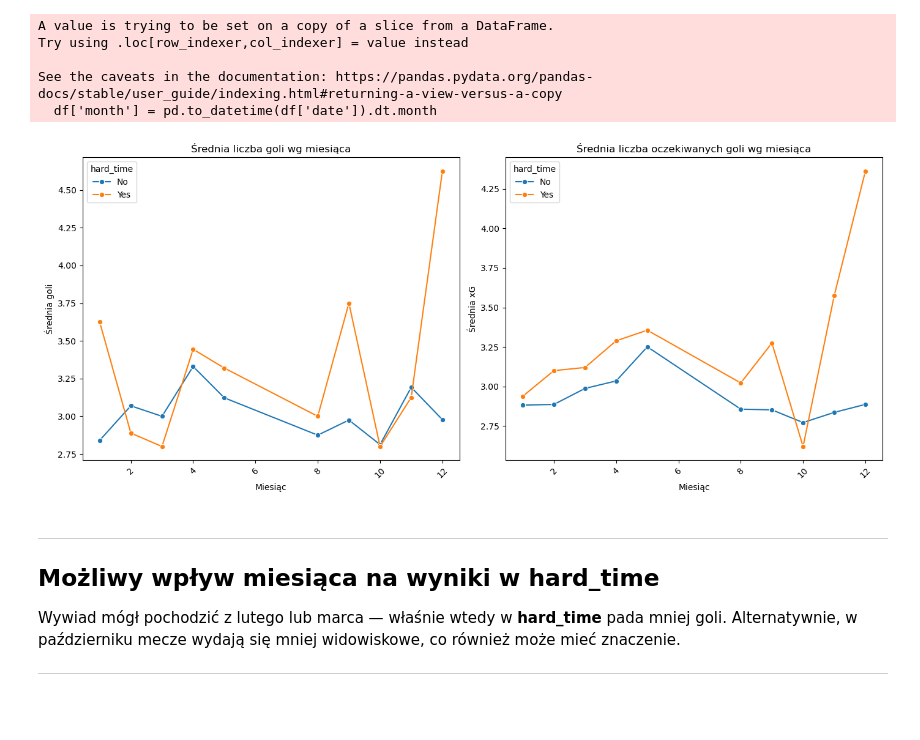
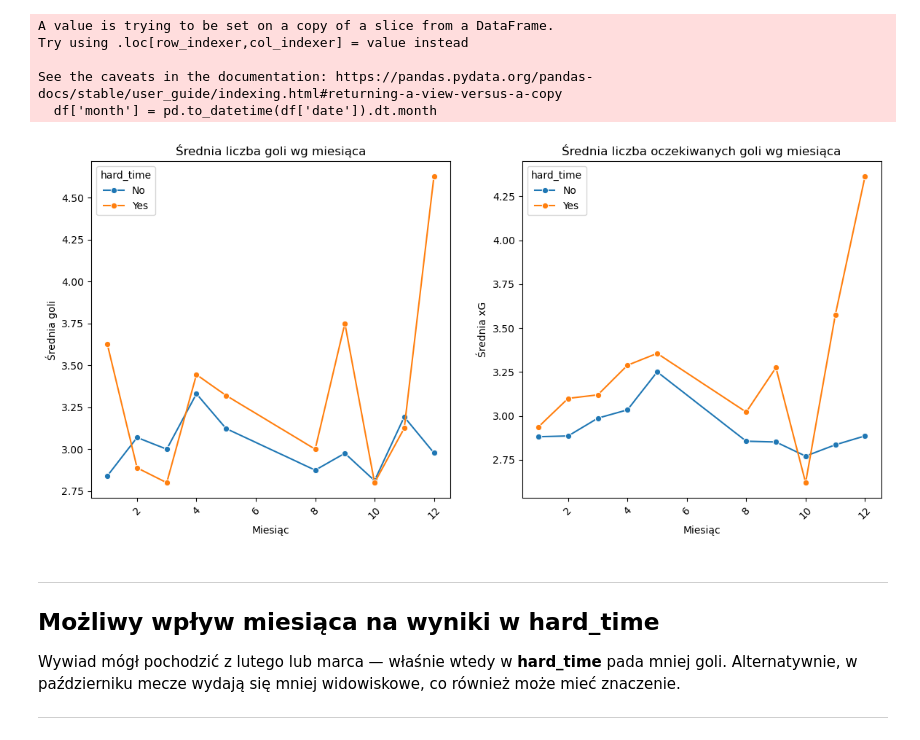
Before and after one commit to MateuszSkowronski/analiza_danych_projekt, a Jupyter notebook: main.ipynb, the cells around one changed output. Drawn from its saved outputs; the diff is of its cells as text; code cells hidden in the pictures; blank space fills up the shorter version.

```diff
--- a/main.ipynb
+++ b/main.ipynb
@@ -69,0 +89,4 @@ See the caveats in the documentation: https://pandas.pydata.org/pandas-docs/stab
+# %%
+df = df_raw.dropna(subset=['homescore'])
+nan_count = df.isna().sum()
+print(nan_count)
@@ -275,32 +307,28 @@ See the caveats in the documentation: https://pandas.pydata.org/pandas-docs/stab
 # %%
 df_goals = df.groupby(['month', 'hard_time'])['total_goals'].mean().reset_index()
 df_xg = df.groupby(['month', 'hard_time'])['total_xg'].mean().reset_index()
 
 # Rysowanie dwóch wykresów
 fig, axs = plt.subplots(1, 2, figsize=(14, 6), sharex=True)
 
 # Wykres 1 – realne gole
 sns.lineplot(data=df_goals, x='month', y='total_goals', hue='hard_time', marker='o', ax=axs[0])
 axs[0].set_title('Średnia liczba goli wg miesiąca')
 axs[0].set_ylabel('Średnia goli')
 axs[0].set_xlabel('Miesiąc')
 axs[0].tick_params(axis='x', rotation=45)
 
 # Wykres 2 – expected goals
 sns.lineplot(data=df_xg, x='month', y='total_xg', hue='hard_time', marker='o', ax=axs[1])
 axs[1].set_title('Średnia liczba oczekiwanych goli wg miesiąca')
 axs[1].set_ylabel('Średnia xG')
 axs[1].set_xlabel('Miesiąc')
 axs[1].tick_params(axis='x', rotation=45)
 
-# Przesunięcie legend, żeby nie były na słupkach
-axs[0].legend(title='hard_time')
-axs[1].legend(title='hard_time')
 
-plt.tight_layout()
 plt.show()
 # %% [output]
-[figure, old version]
+[figure, new version]
 # %% [markdown]
 ---
 
```
Also changed, not shown: parts of 22 cells of this notebook.
